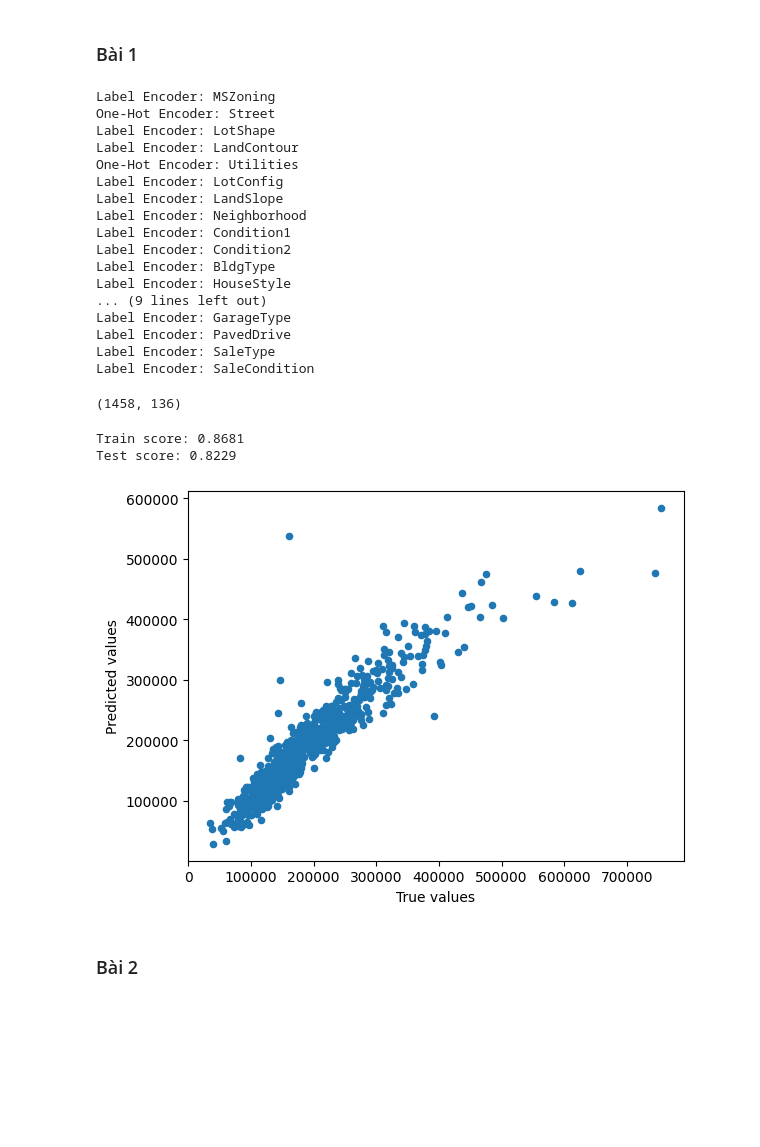
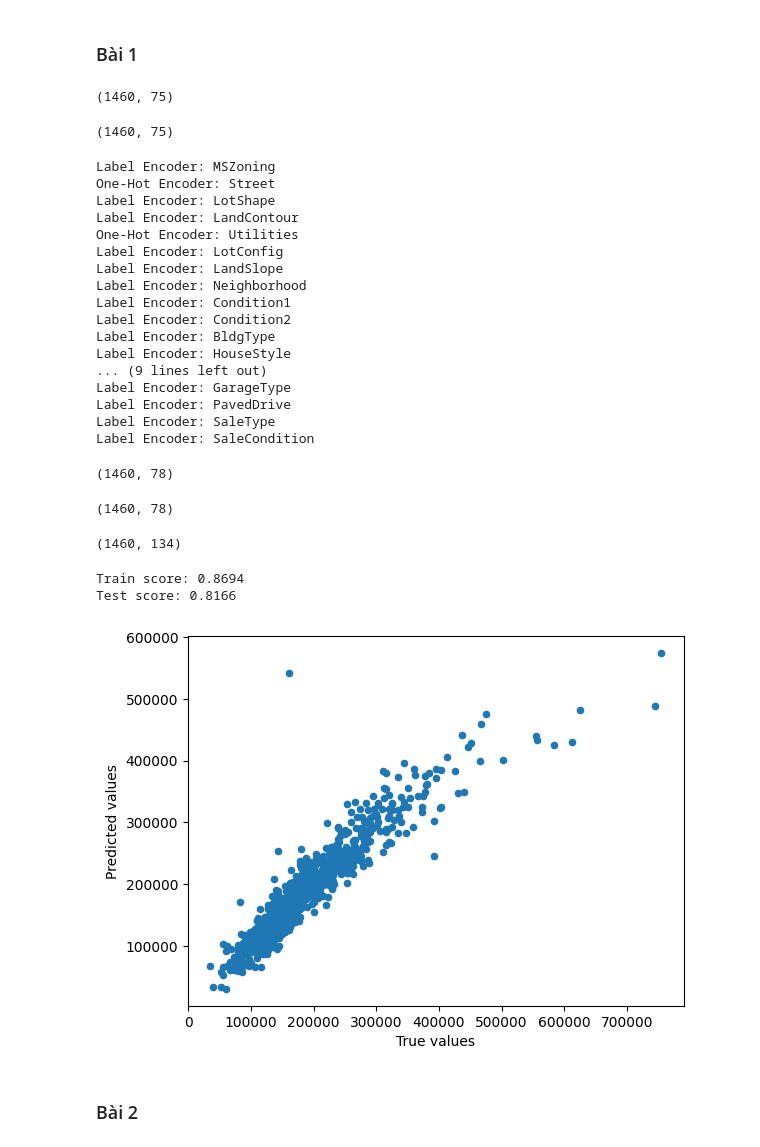
Before and after one commit to Tynab/Machine-Learning-Overview, a Jupyter notebook: ML03_BaiTap12345_An.ipynb, the cells around one changed output. Drawn from its saved outputs; the diff is of its cells as text; code cells hidden in the pictures; blank space fills up the shorter version.

```diff
--- a/ML03_BaiTap12345_An.ipynb
+++ b/ML03_BaiTap12345_An.ipynb
@@ -133,7 +131,6 @@ Số lượng cột có dữ liệu thiếu: 14
 df['LotFrontage'].fillna(df['LotFrontage'].median(), inplace=True)
 df['MasVnrArea'].fillna(df['MasVnrArea'].median(), inplace=True)
 df['GarageYrBlt'].fillna(df['GarageYrBlt'].median(), inplace=True)
-df = df[df['Electrical'].notna()]
 
 miss = check_nan_df(df)
 # %% [output]
@@ -181,9 +180,15 @@ Số lượng cột có dữ liệu thiếu: 0
 ### Bài 1
 # %%
 df_simple = df.copy()
+df_simple.shape
+# %% [output]
+(1460, 75)
 # %%
 ordinal_columns_present = [col for col in ORDINAL_COLS if col in df.columns]
 df[ordinal_columns_present] = OrdinalEncoder().fit_transform(df[ordinal_columns_present].astype(str))
+df_simple.shape
+# %% [output]
+(1460, 75)
 # %%
 for item in df.select_dtypes(include=['object']).columns:
     num_unique_values = df_simple[item].nunique()
@@ -196,6 +201,8 @@ for item in df.select_dtypes(include=['object']).columns:
         df_simple = pd.concat([df_simple, pd.DataFrame(ohe.fit_transform(df_simple[[item]]).toarray(), columns=[f'{item}_{feature}' for feature in ohe.get_feature_names_out()])], axis=1)
         df_simple.drop(item, axis=1, inplace=True)
         print(f'One-Hot Encoder: {item}')
+
+df_simple.shape
 # %% [output]
 Label Encoder: MSZoning
 One-Hot Encoder: Street
@@ -214,26 +221,30 @@ Label Encoder: GarageType
 Label Encoder: PavedDrive
 Label Encoder: SaleType
 Label Encoder: SaleCondition
+(1460, 78)
 # %%
 df_simple = df_simple.dropna()
+df_simple.shape
+# %% [output]
+(1460, 78)
 # %%
-df_simple_1hot = pd.get_dummies(df_simple)
-df_simple_1hot.shape
+df_simple = pd.get_dummies(df_simple)
+df_simple.shape
 # %% [output]
-(1458, 136)
+(1460, 134)
 # %%
-X = df_simple_1hot.drop(['SalePrice'], axis=1).to_numpy()
-y = df_simple_1hot['SalePrice'].to_numpy()
+X = df_simple.drop(['SalePrice'], axis=1).to_numpy()
+y = df_simple['SalePrice'].to_numpy()
 
 X_train, X_test, y_train, y_test = model_selection.train_test_split(X, y, test_size=0.3, random_state=99)
 
 linear_regression = LinearRegression()
 linear_regression, train_score = train_model(X_train, y_train, linear_regression)
 print(f'Test score: {linear_regression.score(X_test, y_test):.4f}')
 # %% [output]
-Train score: 0.8681
-Test score: 0.8229
+Train score: 0.8694
+Test score: 0.8166
-[figure, old version]
+[figure, new version]
 # %% [markdown]
 ### Bài 2
 # %%
```
Also changed, not shown: parts of 36 cells of this notebook, 2 other files.
